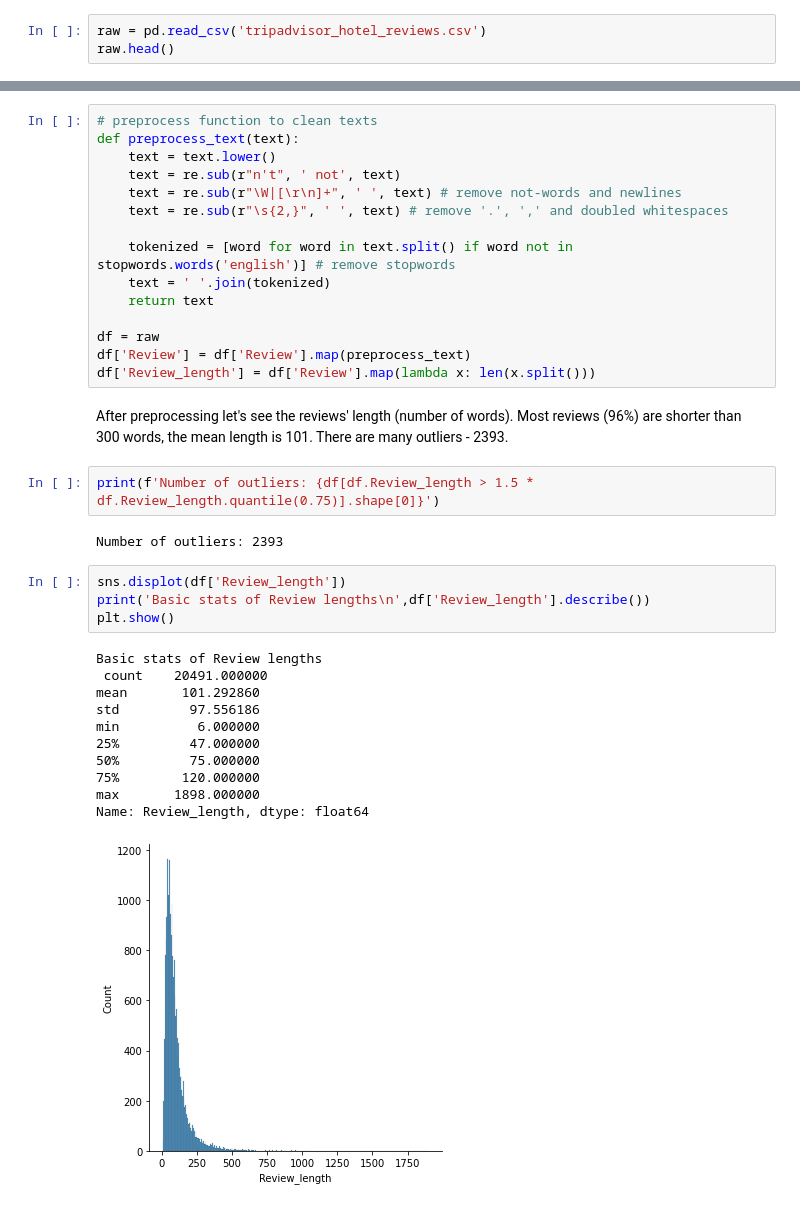
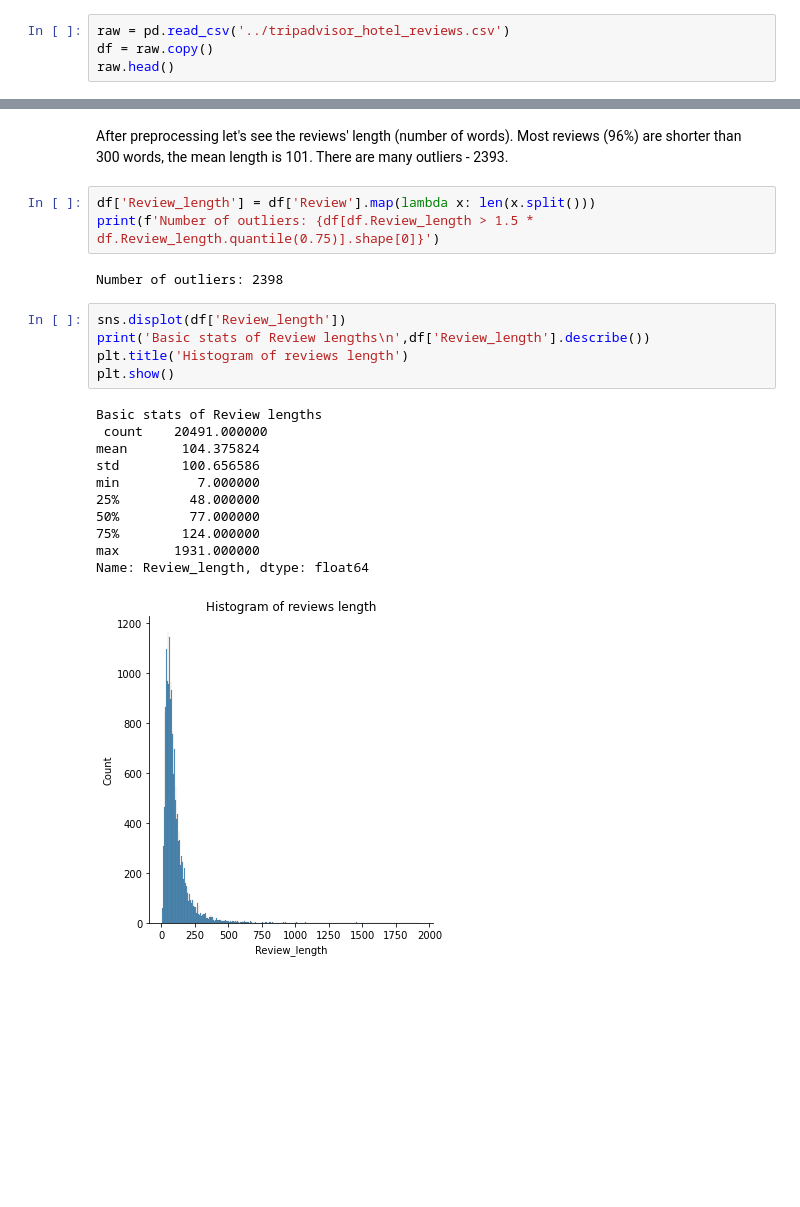
Before and after one commit to p-wojciechowski/review-rating-prediction, a Jupyter notebook: notebooks/eda.ipynb, the cells around one changed output, grey strips where cells are left out. Saved outputs shown, nothing was run; the diff lists cells and outputs as text; blank space fills up the shorter version.

```diff
--- a/notebooks/eda.ipynb
+++ b/notebooks/eda.ipynb
@@ -17,7 +17,8 @@ from nltk.corpus import stopwords
 In this part, we will make some basic insights into the dataset.
 First, let's see the structure of dataset. There are 20491 hotel reviews together with ratings (scale from 1 to 5) that were given along with the reviews. Most of them are reviews with ratings "4" and "5".
 # %%
-raw = pd.read_csv('tripadvisor_hotel_reviews.csv')
+raw = pd.read_csv('../tripadvisor_hotel_reviews.csv')
+df = raw.copy()
 raw.head()
 # %% [output]
 |  | Review | Rating |
@@ -43,42 +44,29 @@ Rating
 5    0.441853
 Name: Rating, dtype: float64
 [figure]
-# %%
-# preprocess function to clean texts
-def preprocess_text(text):
-    text = text.lower()
-    text = re.sub(r"n't", ' not', text)
-    text = re.sub(r"\W|[\r\n]+", ' ', text) # remove not-words and newlines
-    text = re.sub(r"\s{2,}", ' ', text) # remove '.', ',' and doubled whitespaces
-
-    tokenized = [word for word in text.split() if word not in stopwords.words('english')] # remove stopwords
-    text = ' '.join(tokenized)
-    return text
-
-df = raw
-df['Review'] = df['Review'].map(preprocess_text)
-df['Review_length'] = df['Review'].map(lambda x: len(x.split()))
 # %% [markdown]
 After preprocessing let's see the reviews' length (number of words). Most reviews (96%) are shorter than 300 words, the mean length is 101. There are many outliers - 2393.
 # %%
+df['Review_length'] = df['Review'].map(lambda x: len(x.split()))
 print(f'Number of outliers: {df[df.Review_length > 1.5 * df.Review_length.quantile(0.75)].shape[0]}')
 # %% [output]
-Number of outliers: 2393
+Number of outliers: 2398
 # %%
 sns.displot(df['Review_length'])
 print('Basic stats of Review lengths\n',df['Review_length'].describe())
+plt.title('Histogram of reviews length')
 plt.show()
 # %% [output]
 Basic stats of Review lengths
  count    20491.000000
-mean       101.292860
-std         97.556186
-min          6.000000
-25%         47.000000
-50%         75.000000
-75%        120.000000
-max       1898.000000
+mean       104.375824
+std        100.656586
+min          7.000000
+25%         48.000000
+50%         77.000000
+75%        124.000000
+max       1931.000000
 Name: Review_length, dtype: float64
-[figure, old version]
+[figure, new version]
 # %%
 sns.displot(df['Review_length']).set(xlim=[0,500])
```
Also changed, not shown: parts of 17 cells of this notebook, 14 other files.
